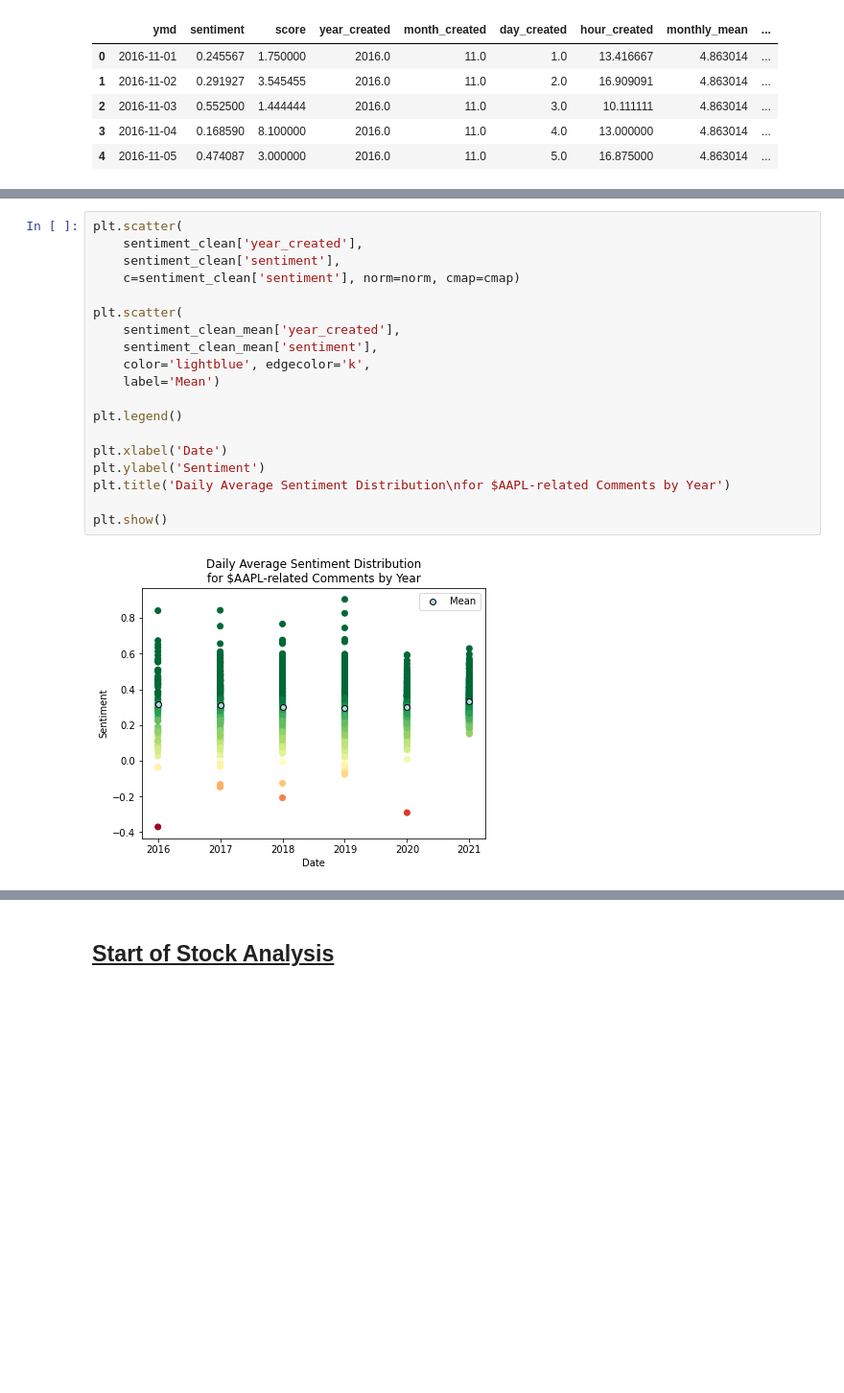
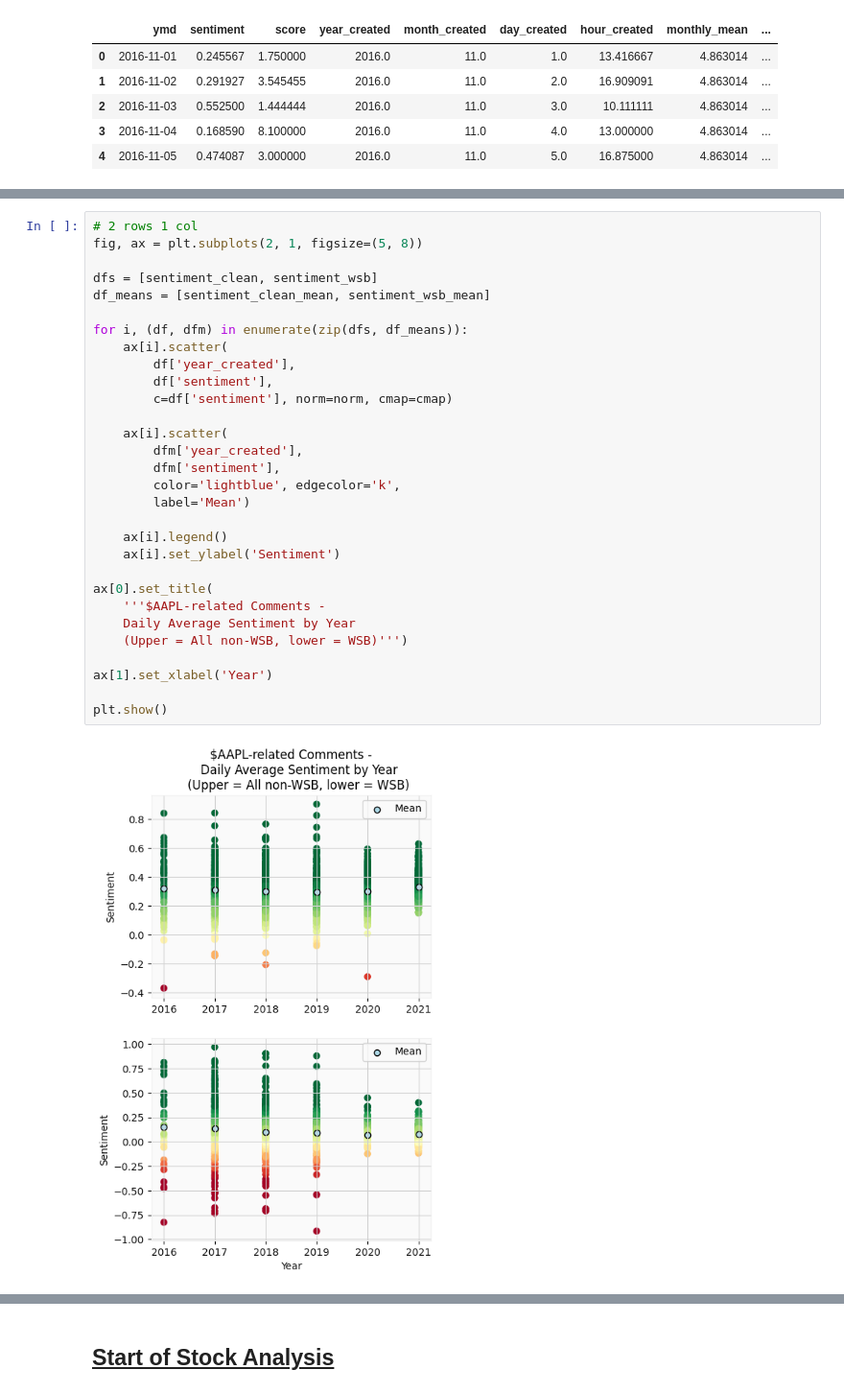
Before and after one commit to JackIHill/DataAnalytics, a Jupyter notebook: Independent/AAPL Analysis/AAPL Stock+Reddit Analysis.ipynb, the cells around one changed output, grey strips where cells are left out. Shown at 96% size. Drawn from its saved outputs; the diff is of its cells as text; blank space fills up the shorter version.

Commit message:
simplified sentiment-by-year plot creation with WSB

```diff
--- a/Independent/AAPL Analysis/AAPL Stock+Reddit Analysis.ipynb
+++ b/Independent/AAPL Analysis/AAPL Stock+Reddit Analysis.ipynb
@@ -595,26 +595,37 @@ plt.show()
 # %% [output]
 [figure]
 # %%
-plt.scatter(
-    sentiment_clean['year_created'],
-    sentiment_clean['sentiment'],
-    c=sentiment_clean['sentiment'], norm=norm, cmap=cmap)
+# 2 rows 1 col
+fig, ax = plt.subplots(2, 1, figsize=(5, 8))
 
-plt.scatter(
-    sentiment_clean_mean['year_created'],
-    sentiment_clean_mean['sentiment'],
-    color='lightblue', edgecolor='k',
-    label='Mean')
+dfs = [sentiment_clean, sentiment_wsb]
+df_means = [sentiment_clean_mean, sentiment_wsb_mean]
 
-plt.legend()
+for i, (df, dfm) in enumerate(zip(dfs, df_means)):
+    ax[i].scatter(
+        df['year_created'],
+        df['sentiment'],
+        c=df['sentiment'], norm=norm, cmap=cmap)
 
-plt.xlabel('Date')
-plt.ylabel('Sentiment')
-plt.title('Daily Average Sentiment Distribution\nfor $AAPL-related Comments by Year')
+    ax[i].scatter(
+        dfm['year_created'],
+        dfm['sentiment'],
+        color='lightblue', edgecolor='k',
+        label='Mean')
+
+    ax[i].legend()
+    ax[i].set_ylabel('Sentiment')
+
+ax[0].set_title(
+    '''$AAPL-related Comments -
+    Daily Average Sentiment by Year
+    (Upper = All non-WSB, lower = WSB)''')
+
+ax[1].set_xlabel('Year')
 
 plt.show()
 # %% [output]
-[figure, old version]
+[figure, new version]
 # %%
 fig, ax = plt.subplots()
 fig, ax2 = plt.subplots()
```
Also changed, not shown: parts of 4 cells of this notebook.
